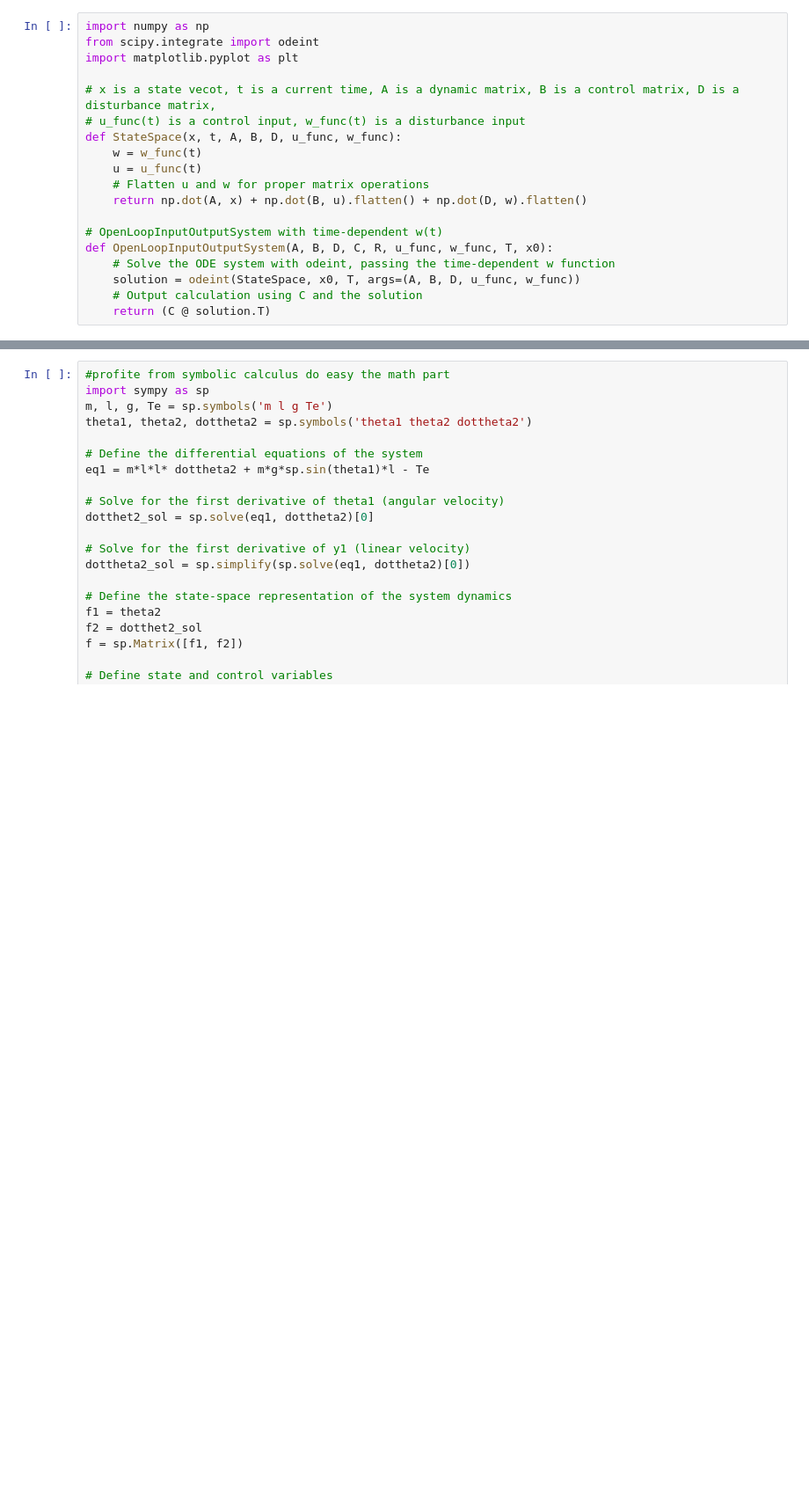
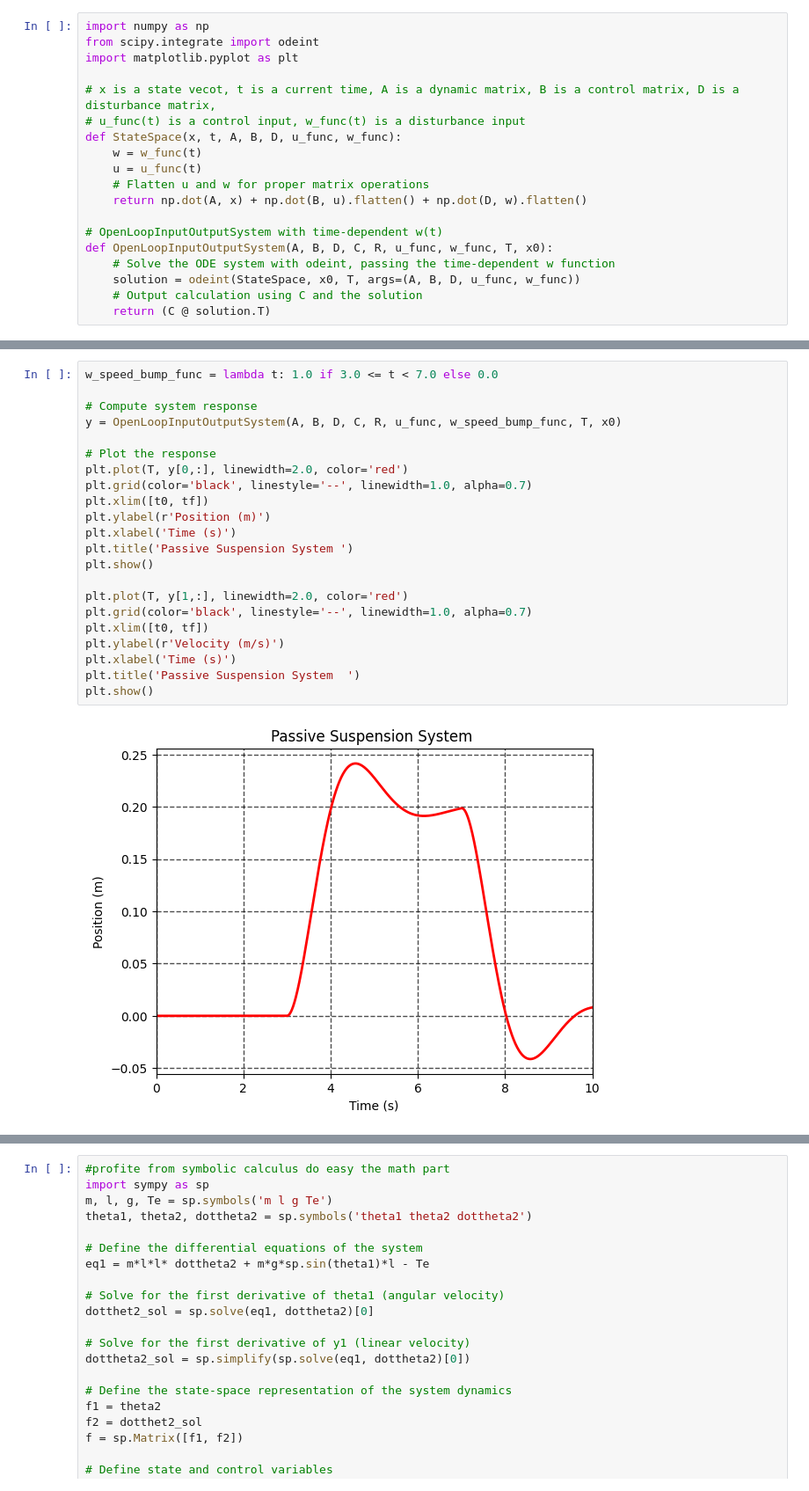
Before and after one commit to DiegoFleury/Introduction-to-a-Control-Theory, a Jupyter notebook: APM_4AUT2_TA_TP1.ipynb, the cells around one changed output, grey strips where cells are left out. Shown at 88% size. Cells and saved outputs as stored; diff of their text form; blank space fills up the shorter version.

Commit message:
Ex 1 plots

```diff
--- a/APM_4AUT2_TA_TP1.ipynb
+++ b/APM_4AUT2_TA_TP1.ipynb
@@ -180,0 +187,24 @@ plt.show()
+# %%
+w_speed_bump_func = lambda t: 1.0 if 3.0 <= t < 7.0 else 0.0
+
+# Compute system response
+y = OpenLoopInputOutputSystem(A, B, D, C, R, u_func, w_speed_bump_func, T, x0)
+
+# Plot the response
+plt.plot(T, y[0,:], linewidth=2.0, color='red')
+plt.grid(color='black', linestyle='--', linewidth=1.0, alpha=0.7)
+plt.xlim([t0, tf])
+plt.ylabel(r'Position (m)')
+plt.xlabel('Time (s)')
+plt.title('Passive Suspension System ')
+plt.show()
+
+plt.plot(T, y[1,:], linewidth=2.0, color='red')
+plt.grid(color='black', linestyle='--', linewidth=1.0, alpha=0.7)
+plt.xlim([t0, tf])
+plt.ylabel(r'Velocity (m/s)')
+plt.xlabel('Time (s)')
+plt.title('Passive Suspension System  ')
+plt.show()
+# %% [output]
+[figure, added]
```
Also changed, not shown: parts of 6 cells of this notebook.
